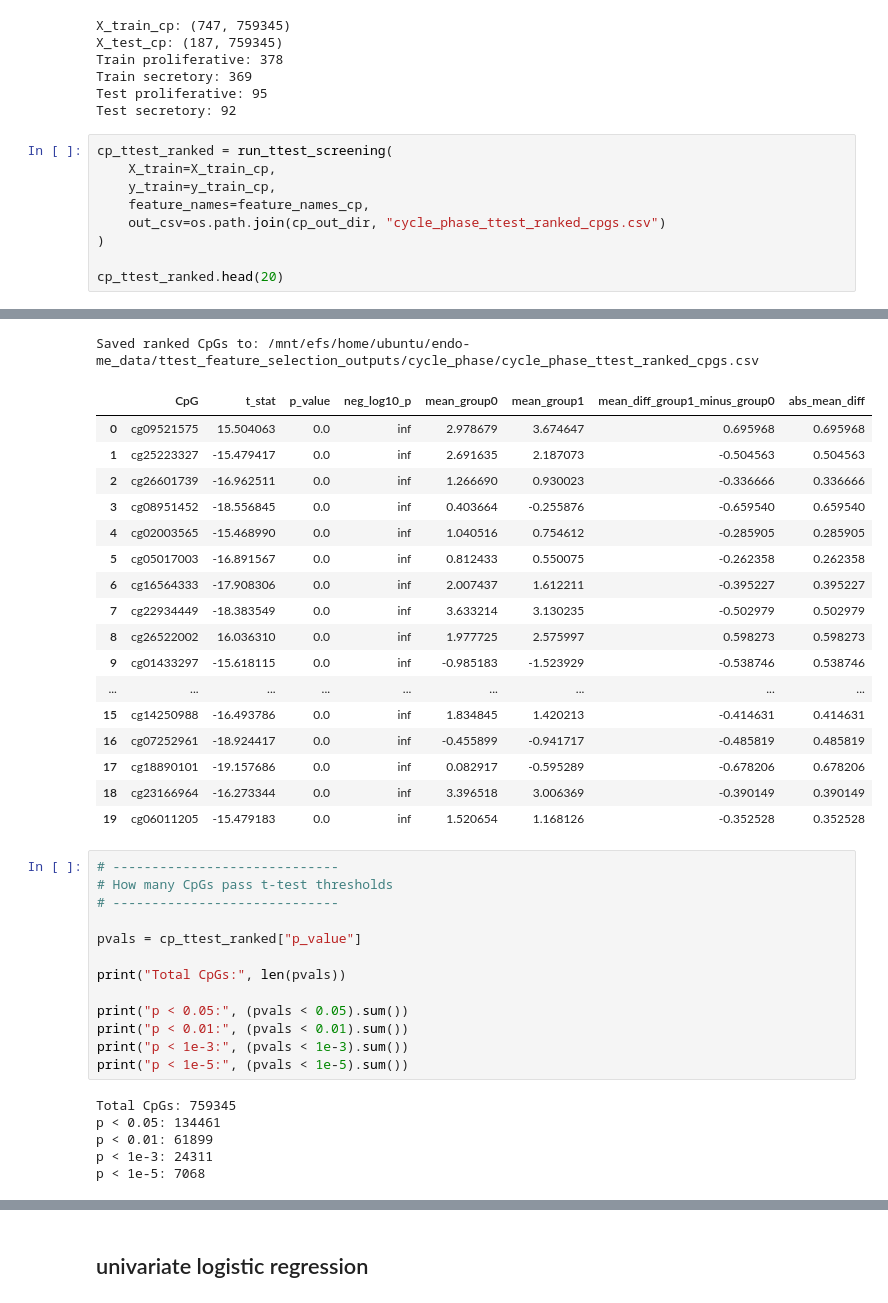
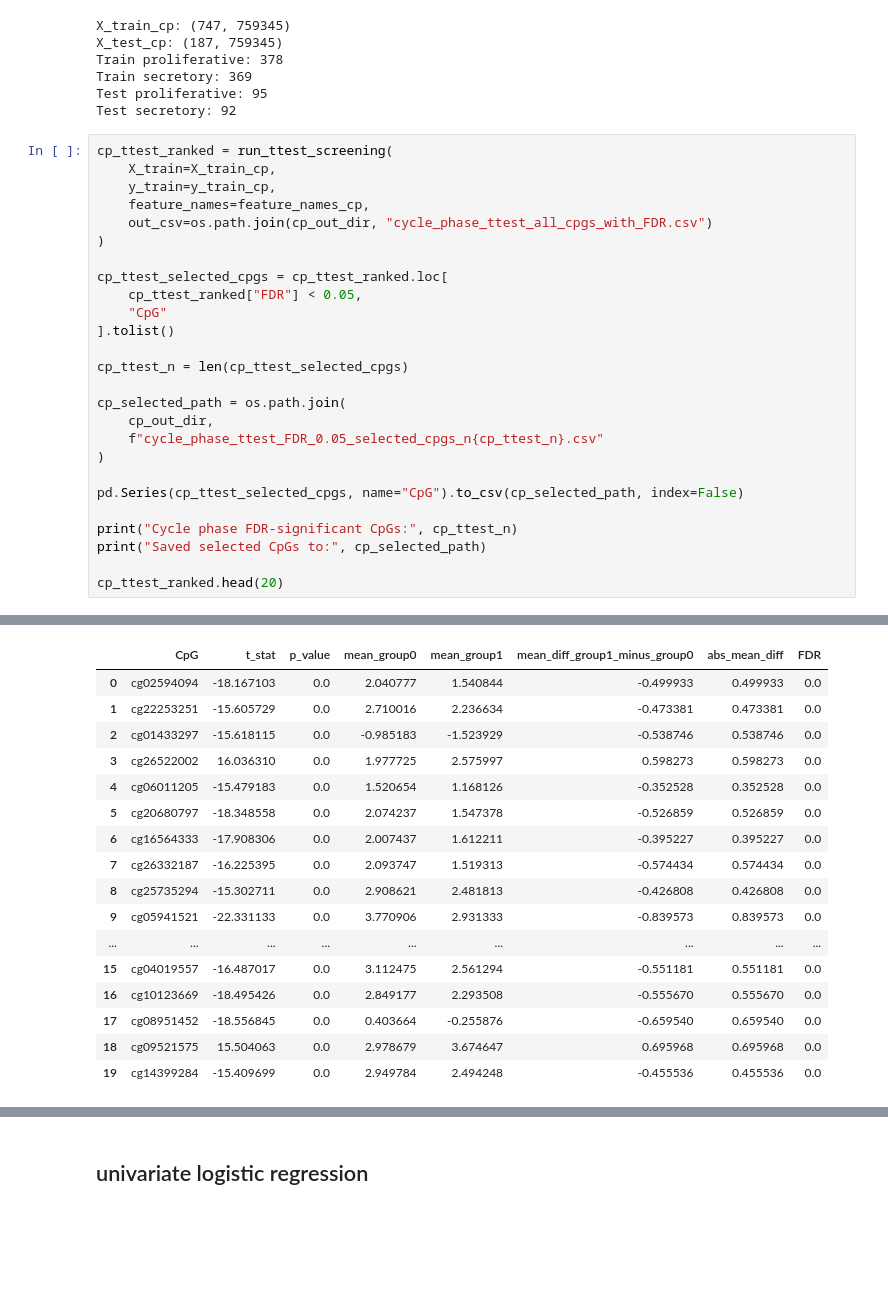
Before and after one commit to anagasuri/Endometrial-Methylation-Prediction, a Jupyter notebook: regression_feature_selection.ipynb, the cells around one changed output, grey strips where cells are left out. Saved outputs shown, nothing was run; the diff lists cells and outputs as text; blank space fills up the shorter version.

```diff
--- a/regression_feature_selection.ipynb
+++ b/regression_feature_selection.ipynb
@@ -463,9 +445,26 @@ cp_ttest_ranked = run_ttest_screening(
     X_train=X_train_cp,
     y_train=y_train_cp,
     feature_names=feature_names_cp,
-    out_csv=os.path.join(cp_out_dir, "cycle_phase_ttest_ranked_cpgs.csv")
+    out_csv=os.path.join(cp_out_dir, "cycle_phase_ttest_all_cpgs_with_FDR.csv")
 )
 
+cp_ttest_selected_cpgs = cp_ttest_ranked.loc[
+    cp_ttest_ranked["FDR"] < 0.05,
+    "CpG"
+].tolist()
+
+cp_ttest_n = len(cp_ttest_selected_cpgs)
+
+cp_selected_path = os.path.join(
+    cp_out_dir,
+    f"cycle_phase_ttest_FDR_0.05_selected_cpgs_n{cp_ttest_n}.csv"
+)
+
+pd.Series(cp_ttest_selected_cpgs, name="CpG").to_csv(cp_selected_path, index=False)
+
+print("Cycle phase FDR-significant CpGs:", cp_ttest_n)
+print("Saved selected CpGs to:", cp_selected_path)
+
 cp_ttest_ranked.head(20)
 # %% [output]
 Group 0 shape: (378, 759345)
@@ -473,37 +484,17 @@ Group 1 shape: (369, 759345)
-Saved ranked CpGs to: /mnt/efs/home/ubuntu/endo-me_data/ttest_feature_selection_outputs/cycle_phase/cycle_phase_ttest_ranked_cpgs.csv
-|  | CpG | t_stat | p_value | neg_log10_p | mean_group0 | mean_group1 | mean_diff_group1_minus_group0 | abs_mean_diff |
-| 0 | cg09521575 | 15.504063 | 0.0 | inf | 2.978679 | 3.674647 | 0.695968 | 0.695968 |
-| 1 | cg25223327 | -15.479417 | 0.0 | inf | 2.691635 | 2.187073 | -0.504563 | 0.504563 |
-| 2 | cg26601739 | -16.962511 | 0.0 | inf | 1.266690 | 0.930023 | -0.336666 | 0.336666 |
-| 3 | cg08951452 | -18.556845 | 0.0 | inf | 0.403664 | -0.255876 | -0.659540 | 0.659540 |
-| 4 | cg02003565 | -15.468990 | 0.0 | inf | 1.040516 | 0.754612 | -0.285905 | 0.285905 |
-| 5 | cg05017003 | -16.891567 | 0.0 | inf | 0.812433 | 0.550075 | -0.262358 | 0.262358 |
-| 6 | cg16564333 | -17.908306 | 0.0 | inf | 2.007437 | 1.612211 | -0.395227 | 0.395227 |
-| 7 | cg22934449 | -18.383549 | 0.0 | inf | 3.633214 | 3.130235 | -0.502979 | 0.502979 |
-| 8 | cg26522002 | 16.036310 | 0.0 | inf | 1.977725 | 2.575997 | 0.598273 | 0.598273 |
-| 9 | cg01433297 | -15.618115 | 0.0 | inf | -0.985183 | -1.523929 | -0.538746 | 0.538746 |
+|  | CpG | t_stat | p_value | mean_group0 | mean_group1 | mean_diff_group1_minus_group0 | abs_mean_diff | FDR |
+| 0 | cg02594094 | -18.167103 | 0.0 | 2.040777 | 1.540844 | -0.499933 | 0.499933 | 0.0 |
+| 1 | cg22253251 | -15.605729 | 0.0 | 2.710016 | 2.236634 | -0.473381 | 0.473381 | 0.0 |
+| 2 | cg01433297 | -15.618115 | 0.0 | -0.985183 | -1.523929 | -0.538746 | 0.538746 | 0.0 |
+| 3 | cg26522002 | 16.036310 | 0.0 | 1.977725 | 2.575997 | 0.598273 | 0.598273 | 0.0 |
+| 4 | cg06011205 | -15.479183 | 0.0 | 1.520654 | 1.168126 | -0.352528 | 0.352528 | 0.0 |
+| 5 | cg20680797 | -18.348558 | 0.0 | 2.074237 | 1.547378 | -0.526859 | 0.526859 | 0.0 |
+| 6 | cg16564333 | -17.908306 | 0.0 | 2.007437 | 1.612211 | -0.395227 | 0.395227 | 0.0 |
+| 7 | cg26332187 | -16.225395 | 0.0 | 2.093747 | 1.519313 | -0.574434 | 0.574434 | 0.0 |
+| 8 | cg25735294 | -15.302711 | 0.0 | 2.908621 | 2.481813 | -0.426808 | 0.426808 | 0.0 |
+| 9 | cg05941521 | -22.331133 | 0.0 | 3.770906 | 2.931333 | -0.839573 | 0.839573 | 0.0 |
 | ... | ... | ... | ... | ... | ... | ... | ... | ... |
-| 15 | cg14250988 | -16.493786 | 0.0 | inf | 1.834845 | 1.420213 | -0.414631 | 0.414631 |
-| 16 | cg07252961 | -18.924417 | 0.0 | inf | -0.455899 | -0.941717 | -0.485819 | 0.485819 |
-| 17 | cg18890101 | -19.157686 | 0.0 | inf | 0.082917 | -0.595289 | -0.678206 | 0.678206 |
-| 18 | cg23166964 | -16.273344 | 0.0 | inf | 3.396518 | 3.006369 | -0.390149 | 0.390149 |
-| 19 | cg06011205 | -15.479183 | 0.0 | inf | 1.520654 | 1.168126 | -0.352528 | 0.352528 |
+| 15 | cg04019557 | -16.487017 | 0.0 | 3.112475 | 2.561294 | -0.551181 | 0.551181 | 0.0 |
+| 16 | cg10123669 | -18.495426 | 0.0 | 2.849177 | 2.293508 | -0.555670 | 0.555670 | 0.0 |
+| 17 | cg08951452 | -18.556845 | 0.0 | 0.403664 | -0.255876 | -0.659540 | 0.659540 | 0.0 |
+| 18 | cg09521575 | 15.504063 | 0.0 | 2.978679 | 3.674647 | 0.695968 | 0.695968 | 0.0 |
+| 19 | cg14399284 | -15.409699 | 0.0 | 2.949784 | 2.494248 | -0.455536 | 0.455536 | 0.0 |
-# %%
-# -----------------------------
-# How many CpGs pass t-test thresholds
-# -----------------------------
-
-pvals = cp_ttest_ranked["p_value"]
-
-print("Total CpGs:", len(pvals))
-
-print("p < 0.05:", (pvals < 0.05).sum())
-print("p < 0.01:", (pvals < 0.01).sum())
-print("p < 1e-3:", (pvals < 1e-3).sum())
-print("p < 1e-5:", (pvals < 1e-5).sum())
-# %% [output]
-Total CpGs: 759345
-p < 0.05: 134461
-p < 0.01: 61899
-p < 1e-3: 24311
-p < 1e-5: 7068
```
Also changed, not shown: parts of 36 cells of this notebook.
